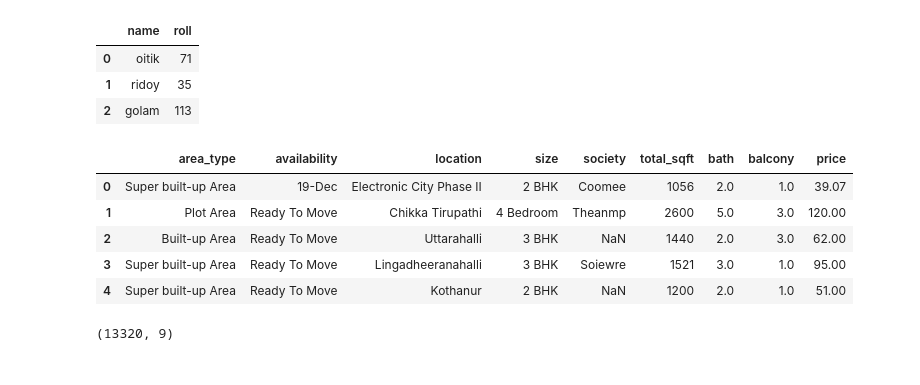
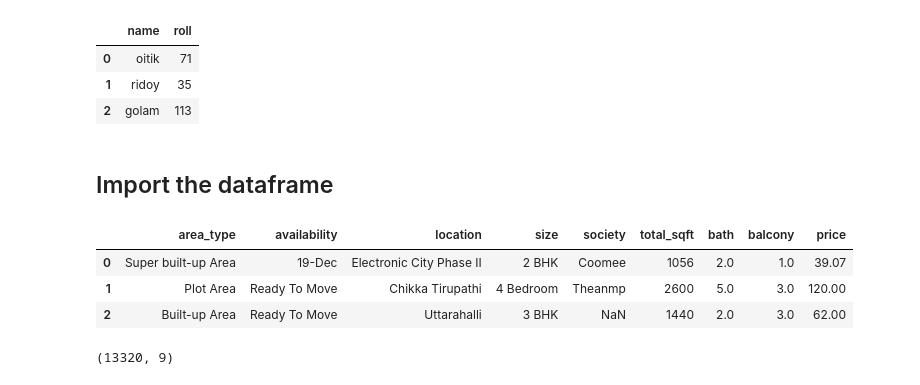
Before and after one commit to oitik/Real_Estate_Price_Prediction, a Jupyter notebook: house-price-prediction.ipynb, the cells around one changed output. Cells and saved outputs as stored; diff of their text form; code cells hidden in the pictures.

```diff
--- a/house-price-prediction.ipynb
+++ b/house-price-prediction.ipynb
@@ -66,17 +66,17 @@ df
 | 0 | oitik | 71 |
 | 1 | ridoy | 35 |
 | 2 | golam | 113 |
+# %% [markdown]
+## Import the dataframe
 # %%
 df = pd.read_csv('data/Bengaluru_House_Data.csv')
 # %%
-df.head()
+df.head(3)
 # %% [output]
 |  | area_type | availability | location | size | society | total_sqft | bath | balcony | price |
 | 0 | Super built-up Area | 19-Dec | Electronic City Phase II | 2 BHK | Coomee | 1056 | 2.0 | 1.0 | 39.07 |
 | 1 | Plot Area | Ready To Move | Chikka Tirupathi | 4 Bedroom | Theanmp | 2600 | 5.0 | 3.0 | 120.00 |
 | 2 | Built-up Area | Ready To Move | Uttarahalli | 3 BHK | NaN | 1440 | 2.0 | 3.0 | 62.00 |
-| 3 | Super built-up Area | Ready To Move | Lingadheeranahalli | 3 BHK | Soiewre | 1521 | 3.0 | 1.0 | 95.00 |
-| 4 | Super built-up Area | Ready To Move | Kothanur | 2 BHK | NaN | 1200 | 2.0 | 1.0 | 51.00 |
 # %%
 df.shape
 # %% [output]
```
Also changed, not shown: parts of 79 cells of this notebook.
